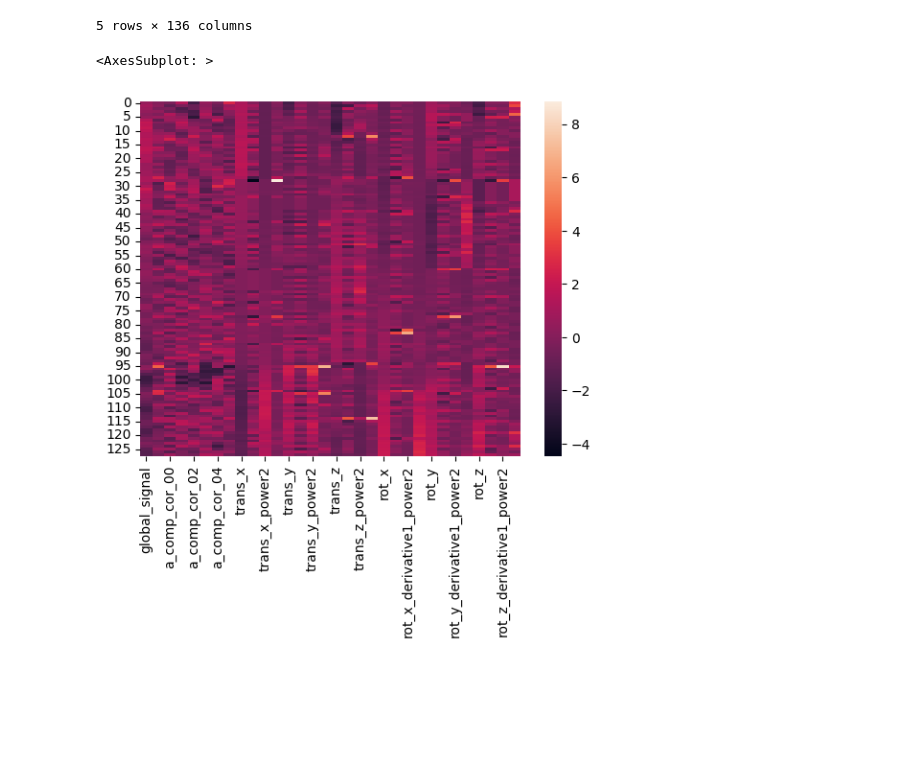
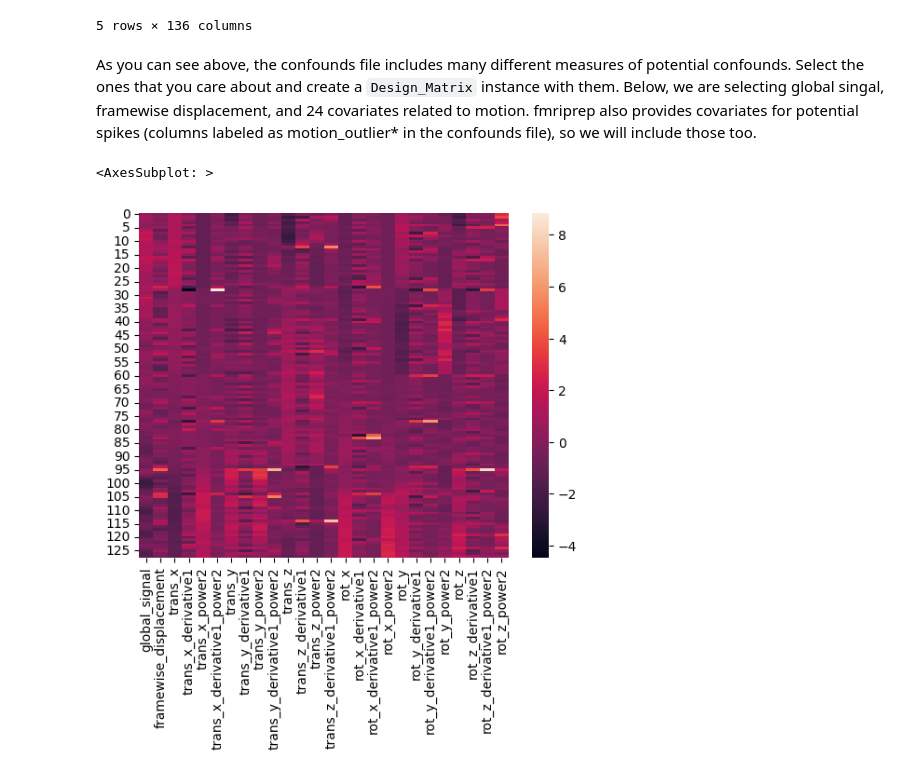
Before and after one commit to uoft-toni/dartbrain_tutorial, a Jupyter notebook: 2_glm_singlesubject.ipynb, the cells around one changed output. Drawn from its saved outputs; the diff is of its cells as text; code cells hidden in the pictures; blank space fills up the shorter version.

```diff
--- a/2_glm_singlesubject.ipynb
+++ b/2_glm_singlesubject.ipynb
@@ -40,22 +125,26 @@ confounds.head()
 | 3 | 5150.604178 | -10.436465 | 108.919794 | 2.652872e+07 | 4008.586021 | 1.819612 | ... |
 | 4 | 5172.441161 | 21.836983 | 476.853810 | 2.675415e+07 | 4007.189291 | -1.396730 | ... |
 5 rows × 136 columns
+# %% [markdown]
+As you can see above, the confounds file includes many different measures of potential confounds. Select the ones that you care about and create a `Design_Matrix` instance with them. Below, we are selecting global singal, framewise displacement, and 24 covariates related to motion. fmriprep also provides covariates for potential spikes (columns labeled as motion_outlier* in the confounds file), so we will include those too.
 # %%
-inc = ['global_signal','framewise_displacement','a_comp_cor_00','a_comp_cor_01',\
-       'a_comp_cor_02','a_comp_cor_03','a_comp_cor_04','a_comp_cor_05', \
+# covariate column names to include
+inc = ['global_signal','framewise_displacement', \
        'trans_x','trans_x_derivative1','trans_x_power2','trans_x_derivative1_power2', \
        'trans_y','trans_y_derivative1','trans_y_power2','trans_y_derivative1_power2', \
        'trans_z','trans_z_derivative1','trans_z_power2','trans_z_derivative1_power2', \
        'rot_x','rot_x_derivative1','rot_x_derivative1_power2','rot_x_power2', \
        'rot_y','rot_y_derivative1','rot_y_derivative1_power2','rot_y_power2', \
        'rot_z','rot_z_derivative1','rot_z_derivative1_power2','rot_z_power2']
 mc = confounds[inc]
 z_mc = zscore(mc)
-z_mc.fillna(value=0,inplace=True)
+z_mc.fillna(value=0,inplace=True) # NAs need to be replaced with 0s
+# find any potential spike covariates
 spikes = confounds.loc[:,confounds.columns.str.startswith('motion_outlier')]
+# create the motion related design matrix
 nuisance = Design_Matrix(pd.concat([z_mc,spikes],axis=1),sampling_freq=1/TR)
 
 sns.heatmap(nuisance)
 # %% [output]
 <AxesSubplot: >
-[figure, old version]
+[figure, new version]
```
Also changed, not shown: parts of 25 cells of this notebook, 1 other file.
